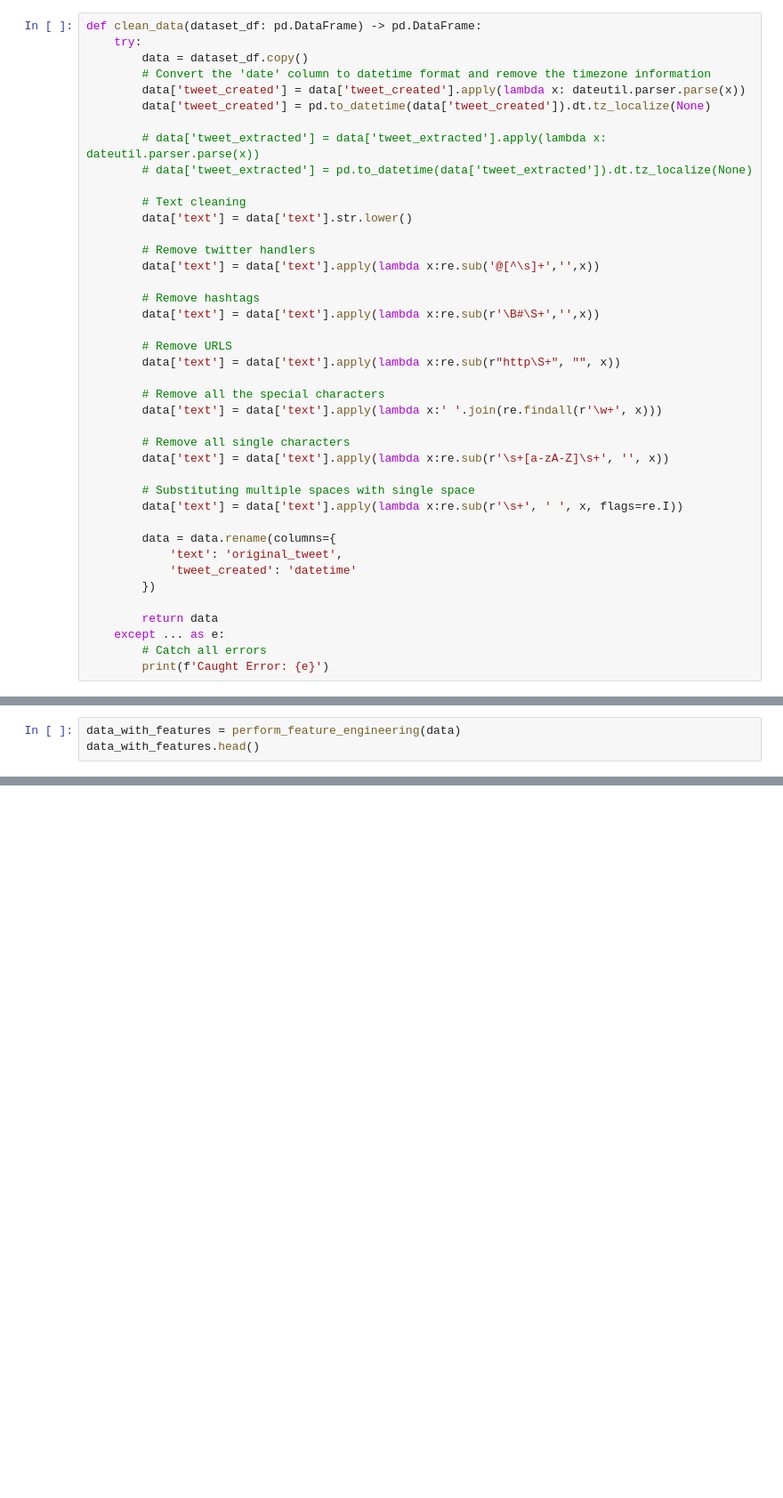
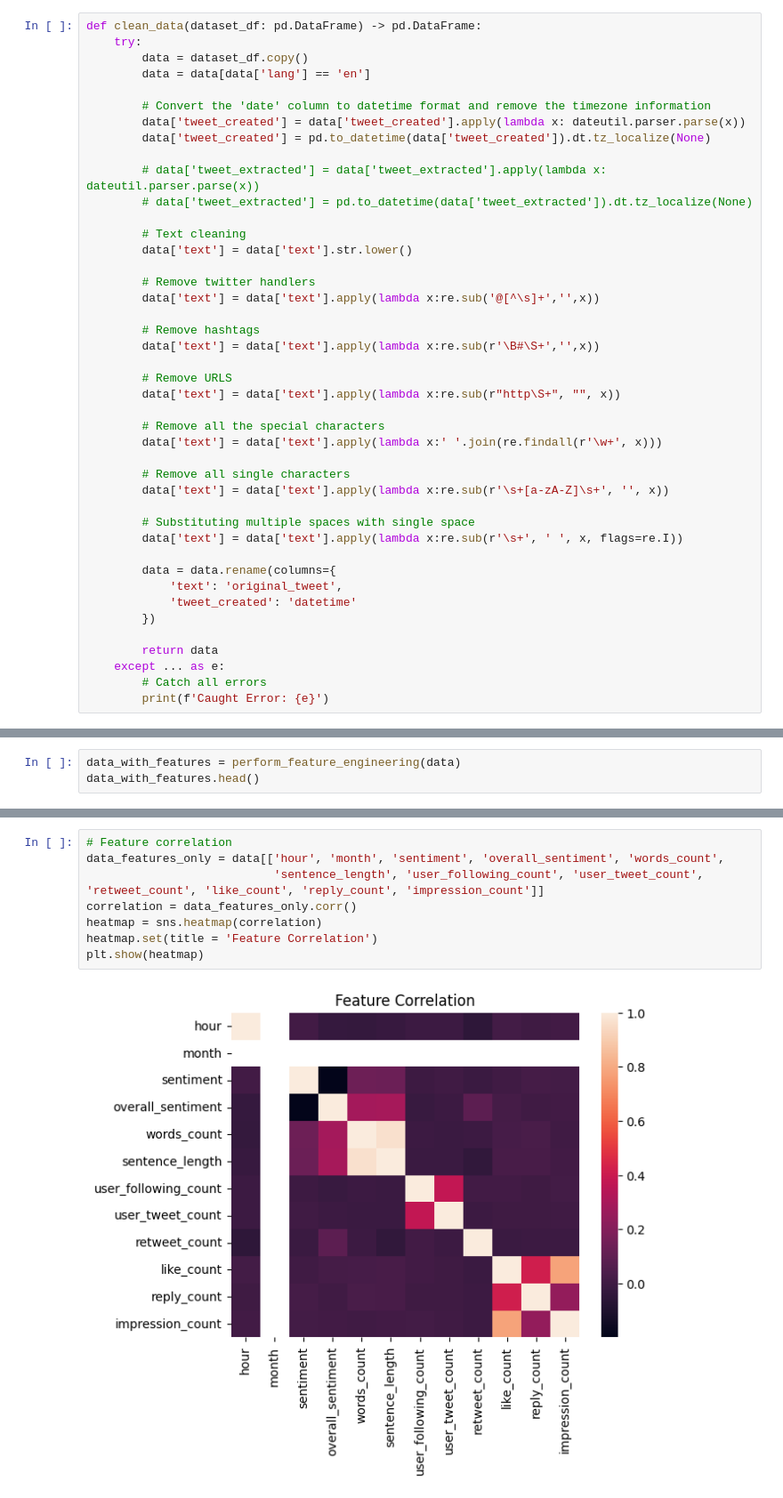
Before and after one commit to praneethys/nlp-sentiment-analysis-tweets, a Jupyter notebook: src/eda.ipynb, the cells around one changed output, grey strips where cells are left out. Shown at 89% size. Cells and saved outputs as stored; diff of their text form; blank space fills up the shorter version.

Commit message:
chore(eda): Plot charts

```diff
--- a/src/eda.ipynb
+++ b/src/eda.ipynb
@@ -18,6 +27,8 @@ dataset_en_df
 def clean_data(dataset_df: pd.DataFrame) -> pd.DataFrame:
     try:
         data = dataset_df.copy()
+        data = data[data['lang'] == 'en']
+
         # Convert the 'date' column to datetime format and remove the timezone information
         data['tweet_created'] = data['tweet_created'].apply(lambda x: dateutil.parser.parse(x))
         data['tweet_created'] = pd.to_datetime(data['tweet_created']).dt.tz_localize(None)
@@ -85,0 +142,10 @@ data_with_features.head()
+# %%
+# Feature correlation
+data_features_only = data[['hour', 'month', 'sentiment', 'overall_sentiment', 'words_count',
+                           'sentence_length', 'user_following_count', 'user_tweet_count', 'retweet_count', 'like_count', 'reply_count', 'impression_count']]
+correlation = data_features_only.corr()
+heatmap = sns.heatmap(correlation)
+heatmap.set(title = 'Feature Correlation')
+plt.show(heatmap)
+# %% [output]
+[figure, added]
```
Also changed, not shown: parts of 5 cells of this notebook.
